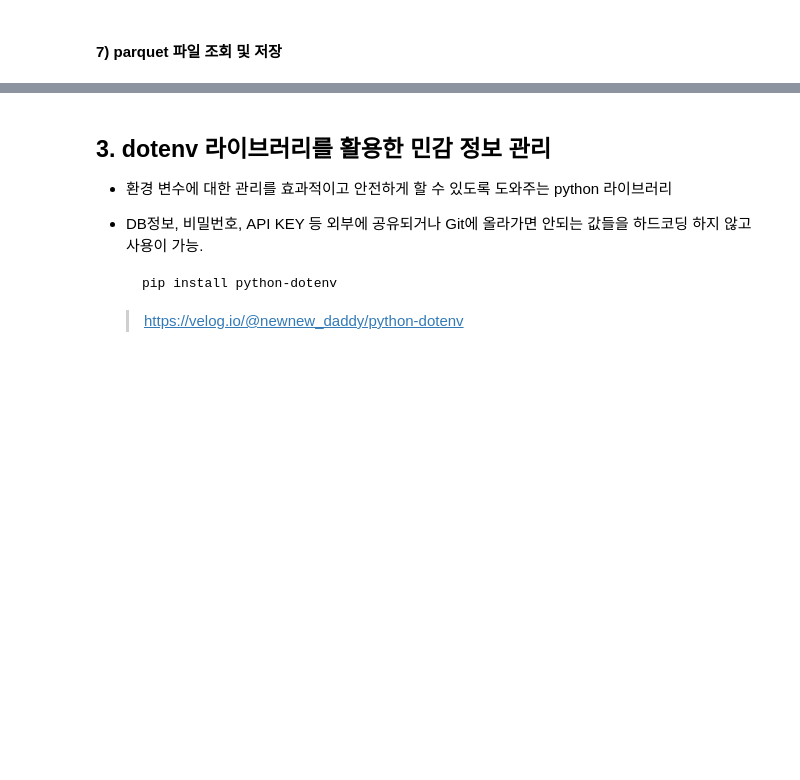
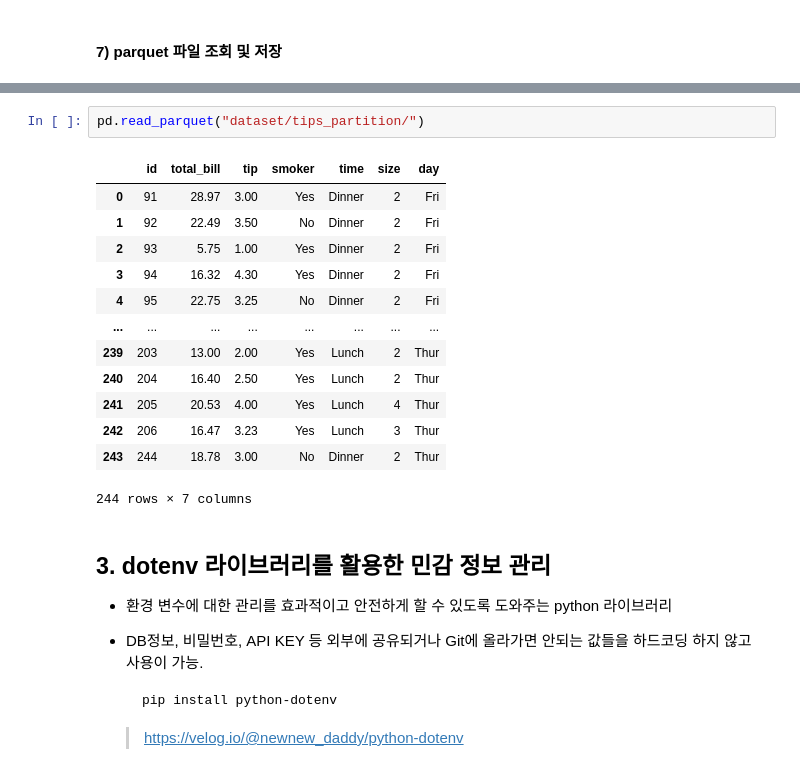
Before and after one commit to Hyunsoo-Ryan-Lee/DA07_Data_Engineering, a Jupyter notebook: 01_python_database/python_db_notebook.ipynb, the cells around one changed output, grey strips where cells are left out. Saved outputs shown, nothing was run; the diff lists cells and outputs as text; blank space fills up the shorter version.

```diff
--- a/01_python_database/python_db_notebook.ipynb
+++ b/01_python_database/python_db_notebook.ipynb
@@ -319,3 +594,19 @@ tips.csv 파일의 데이터를 활용하여 아래 과정을 진행해주세요
+# %%
+pd.read_parquet("dataset/tips_partition/")
+# %% [output]
+|  | id | total_bill | tip | smoker | time | size | day |
+| 0 | 91 | 28.97 | 3.00 | Yes | Dinner | 2 | Fri |
+| 1 | 92 | 22.49 | 3.50 | No | Dinner | 2 | Fri |
+| 2 | 93 | 5.75 | 1.00 | Yes | Dinner | 2 | Fri |
+| 3 | 94 | 16.32 | 4.30 | Yes | Dinner | 2 | Fri |
+| 4 | 95 | 22.75 | 3.25 | No | Dinner | 2 | Fri |
+| ... | ... | ... | ... | ... | ... | ... | ... |
+| 239 | 203 | 13.00 | 2.00 | Yes | Lunch | 2 | Thur |
+| 240 | 204 | 16.40 | 2.50 | Yes | Lunch | 2 | Thur |
+| 241 | 205 | 20.53 | 4.00 | Yes | Lunch | 4 | Thur |
+| 242 | 206 | 16.47 | 3.23 | Yes | Lunch | 3 | Thur |
+| 243 | 244 | 18.78 | 3.00 | No | Dinner | 2 | Thur |
+244 rows × 7 columns
 # %% [markdown]
 ## 3. dotenv 라이브러리를 활용한 민감 정보 관리
 
```
Also changed, not shown: parts of 69 cells of this notebook.
